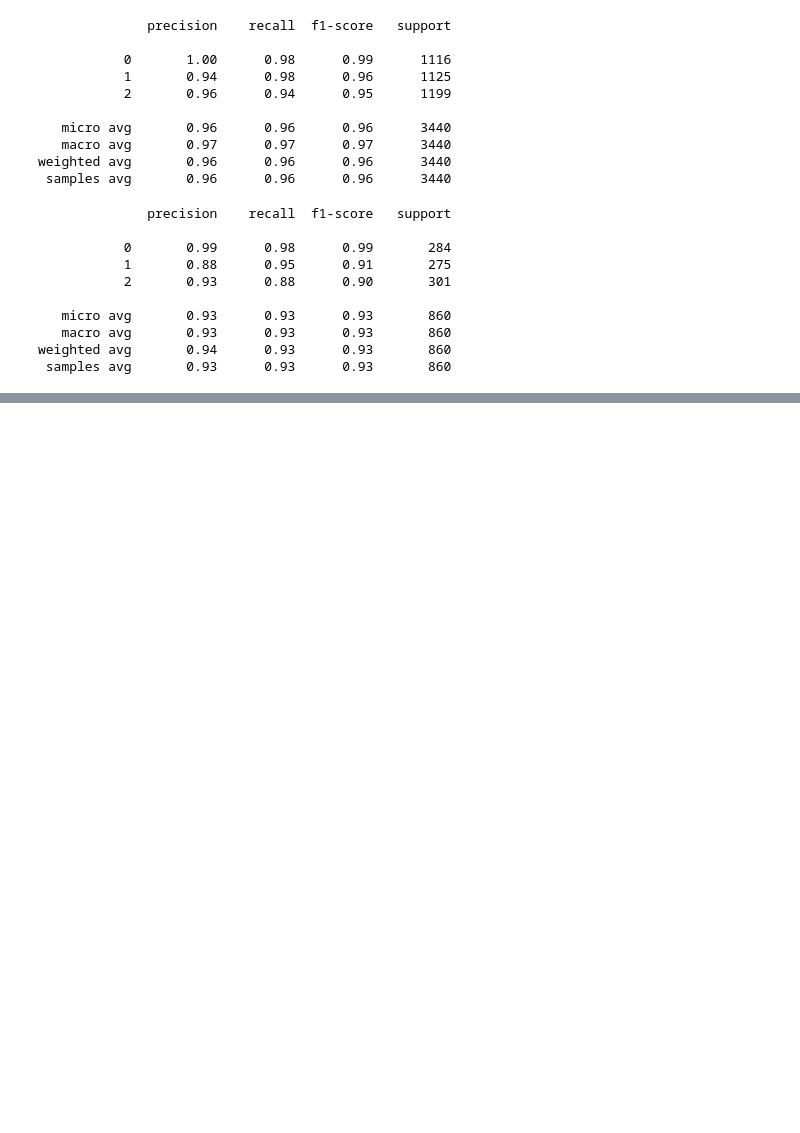
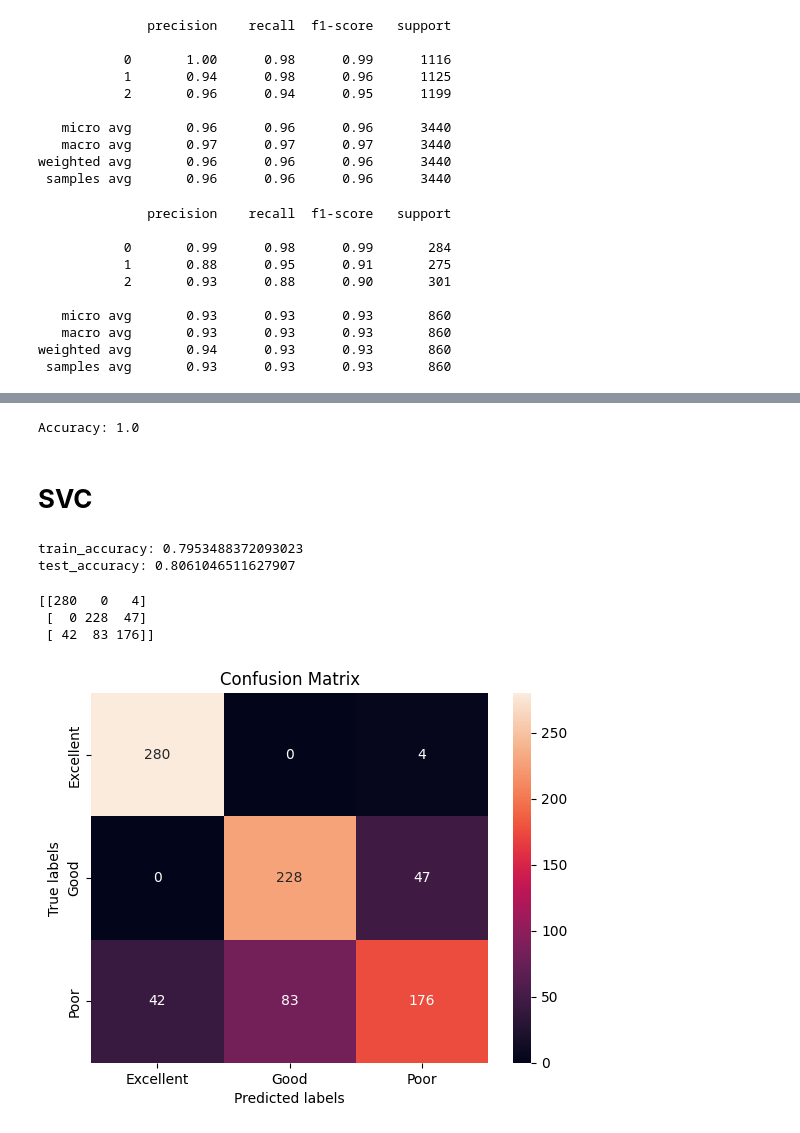
Before and after one commit to vvrgit/Aquaculture, a Jupyter notebook: Aquaculture_DNN.ipynb, the cells around one changed output, grey strips where cells are left out. Drawn from its saved outputs; the diff is of its cells as text; code cells hidden in the pictures; blank space fills up the shorter version.

```diff
--- a/Aquaculture_DNN.ipynb
+++ b/Aquaculture_DNN.ipynb
@@ -294,0 +326,5 @@ weighted avg       0.94      0.93      0.93       860
+# %%
+from sklearn.model_selection import train_test_split
+X_train, X_test, y_train, y_test = train_test_split(X, Y, test_size=0.2, random_state=0)
+print(y_test[0:5])
+print(X_train)
@@ -294,0 +371,7 @@ weighted avg       0.94      0.93      0.93       860
+# %%
+from sklearn.ensemble import RandomForestClassifier
+rf = RandomForestClassifier()
+rf.fit(X_train, y_train)
+#Predict the response for test dataset
+y_pred = rf.predict(X_test)
+y_pred_train = rf.predict(X_train)
@@ -294,0 +383,61 @@ weighted avg       0.94      0.93      0.93       860
+# %%
+# Model Accuracy, how often is the classifier correct?
+print("Accuracy:",metrics.accuracy_score(y_train, y_pred_train))
+# %% [output]
+Accuracy: 1.0
+# %% [markdown]
+# **SVC**
+# %%
+# importing necessary libraries
+from sklearn import datasets
+from sklearn.metrics import confusion_matrix
+from sklearn.model_selection import train_test_split
+
+
+# training a linear SVM classifier
+from sklearn.svm import SVC
+svm_model_linear = SVC(kernel = 'linear', C = 1).fit(X_train, y_train)
+svm_predictions = svm_model_linear.predict(X_test)
+
+# model accuracy for X_test
+accuracy = svm_model_linear.score(X_test, y_test)
+
+# creating a confusion matrix
+cm = confusion_matrix(y_test, svm_predictions)
+# %%
+# model accuracy for X_test
+train_accuracy = svm_model_linear.score(X_test, y_test)
+test_accuracy = svm_model_linear.score(X_train, y_train)
+
+
+# Model Accuracy, how often is the classifier correct?
+print("train_accuracy:",train_accuracy)
+print("test_accuracy:",test_accuracy)
+# %% [output]
+train_accuracy: 0.7953488372093023
+test_accuracy: 0.8061046511627907
+# %%
+# creating a confusion matrix
+cm = confusion_matrix(y_test, svm_predictions)
+print(cm)
+# %% [output]
+[[280   0   4]
+ [  0 228  47]
+ [ 42  83 176]]
+# %%
+import seaborn as sns
+from sklearn.metrics import confusion_matrix
+
+T5_lables = ['Excellent','Good','Poor']
+
+ax= plt.subplot()
+
+cm = confusion_matrix(y_test, svm_predictions)
+sns.heatmap(cm, annot=True, fmt='g', ax=ax);  #annot=True to annotate cells, ftm='g' to disable scientific notation
+
+# labels, title and ticks
+ax.set_xlabel('Predicted labels');ax.set_ylabel('True labels');
+ax.set_title('Confusion Matrix');
+ax.xaxis.set_ticklabels(T5_lables); ax.yaxis.set_ticklabels(T5_lables);
+# %% [output]
+[figure, added]
```
Also changed, not shown: parts of 22 cells of this notebook.
